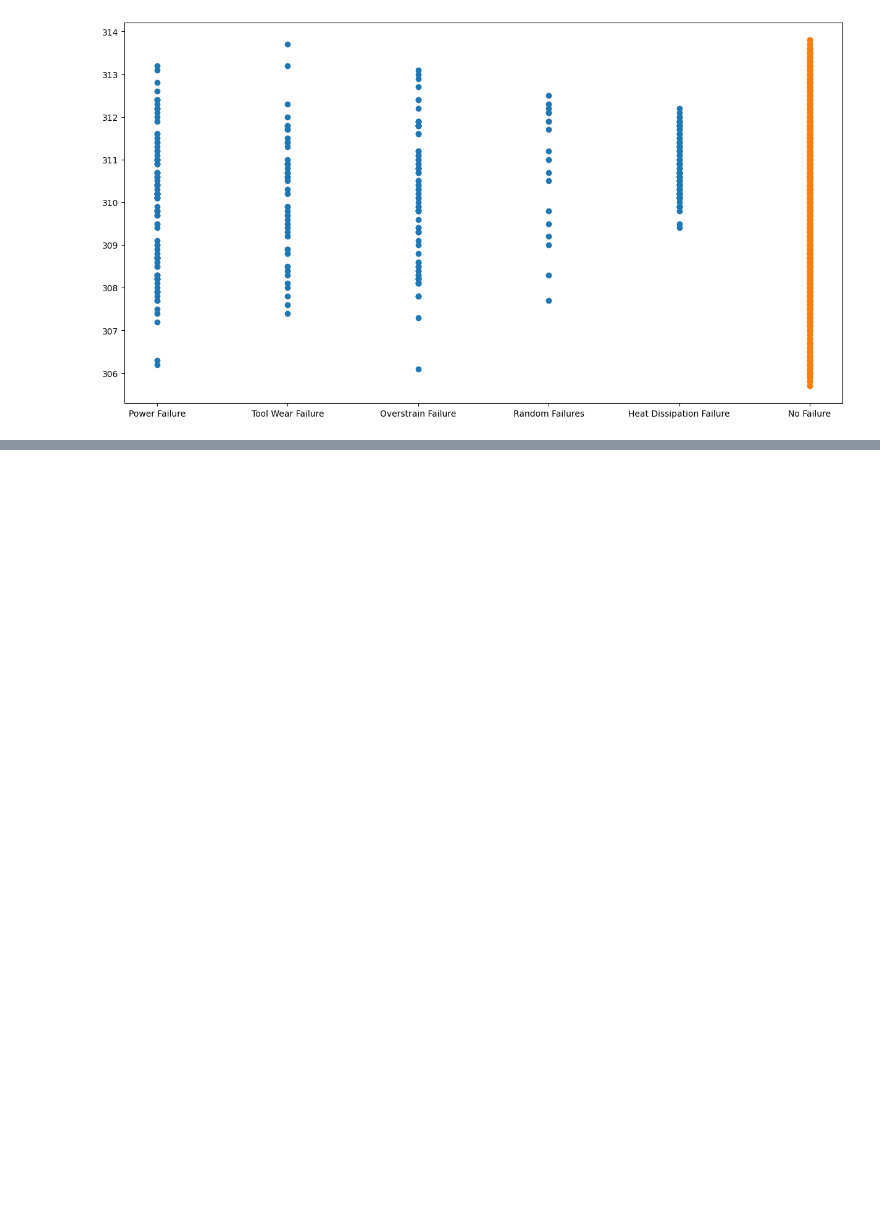
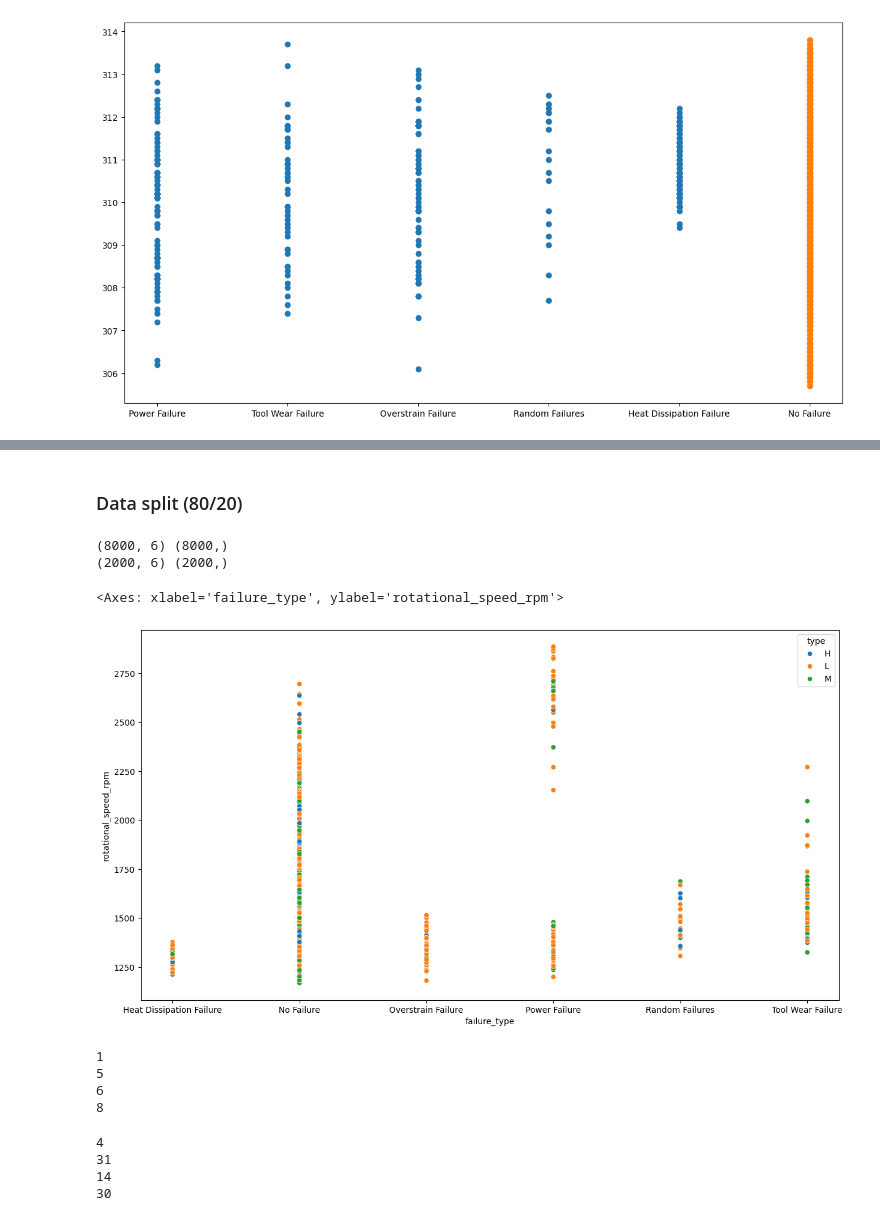
Before and after one commit to emrankhan4/Predictive-Maintenance-Model-Training-and-Evaluation, a Jupyter notebook: main.ipynb, the cells around one changed output, grey strips where cells are left out. Cells and saved outputs as stored; diff of their text form; code cells hidden in the pictures; blank space fills up the shorter version.

```diff
--- a/main.ipynb
+++ b/main.ipynb
@@ -302,0 +307,3 @@ import
+# %%
+df.rotational_speed_rpm=df.rotational_speed_rpm.astype('float')
+df.tool_wear_min=df.tool_wear_min.astype('float')
@@ -302,0 +363,2 @@ import
+# %% [markdown]
+### Data split (80/20)
@@ -302,0 +367,32 @@ import
+# %%
+print(X_train.shape,Y_train.shape)
+print(X_test.shape,Y_test.shape)
+# %% [output]
+(8000, 6) (8000,)
+(2000, 6) (2000,)
+# %%
+plt.figure(figsize=(15,8))
+sns.scatterplot(x='failure_type',y='rotational_speed_rpm',data=df,hue='type')
+# %% [output]
+<Axes: xlabel='failure_type', ylabel='rotational_speed_rpm'>
+[figure, added]
+# %%
+print(len(df[(df.failure_type=='Overstrain Failure')&(df.type=='H')]))
+print(len(df[(df.failure_type=='Power Failure')&(df.type=='H')]))
+print(len(df[(df.failure_type=='Tool Wear Failure')&(df.type=='H')]))
+print(len(df[(df.failure_type=='Heat Dissipation Failure')&(df.type=='H')]))
+# %% [output]
+1
+5
+6
+8
+# %%
+print(len(df[(df.failure_type=='Overstrain Failure')&(df.type=='M')]))
+print(len(df[(df.failure_type=='Power Failure')&(df.type=='M')]))
+print(len(df[(df.failure_type=='Tool Wear Failure')&(df.type=='M')]))
+print(len(df[(df.failure_type=='Heat Dissipation Failure')&(df.type=='M')]))
+# %% [output]
+4
+31
+14
+30
```
Also changed, not shown: parts of 46 cells of this notebook, 1 other file.
